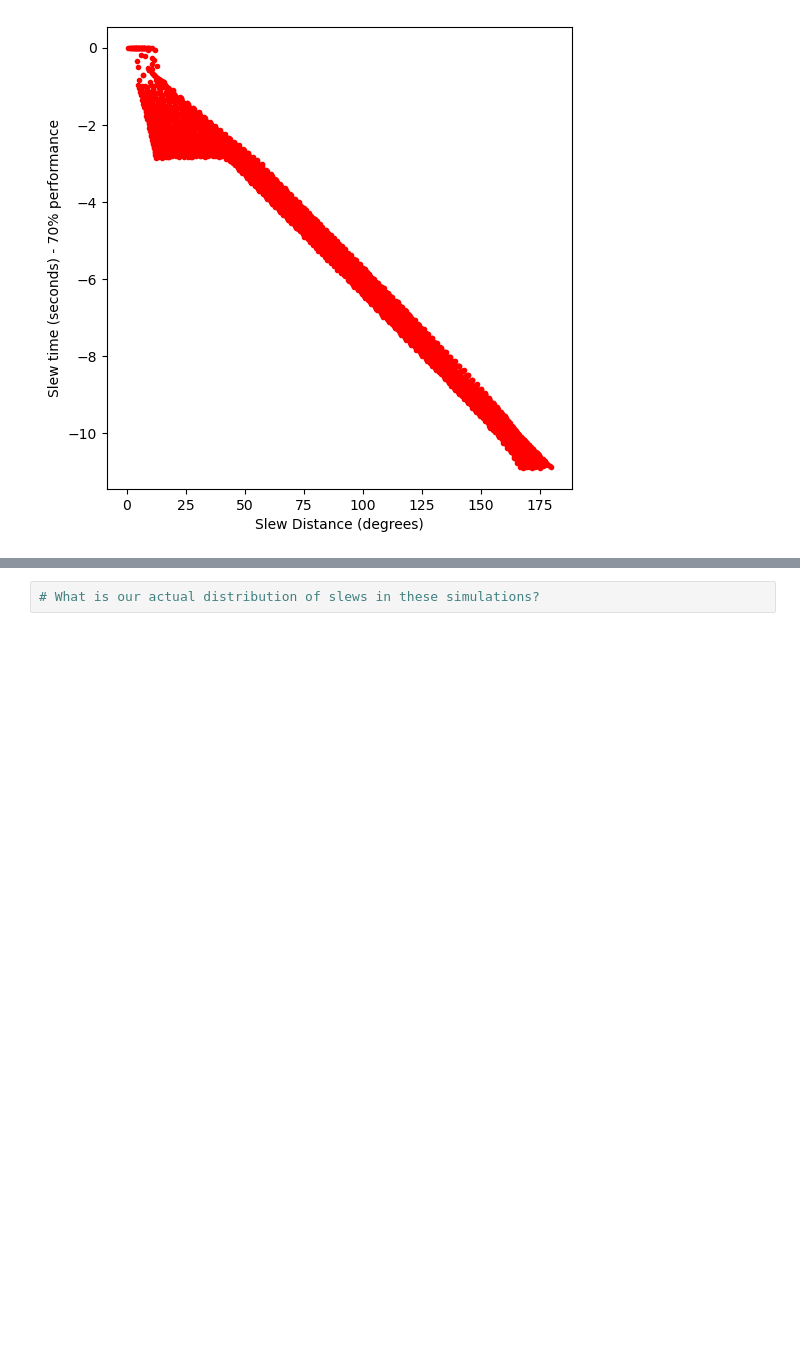
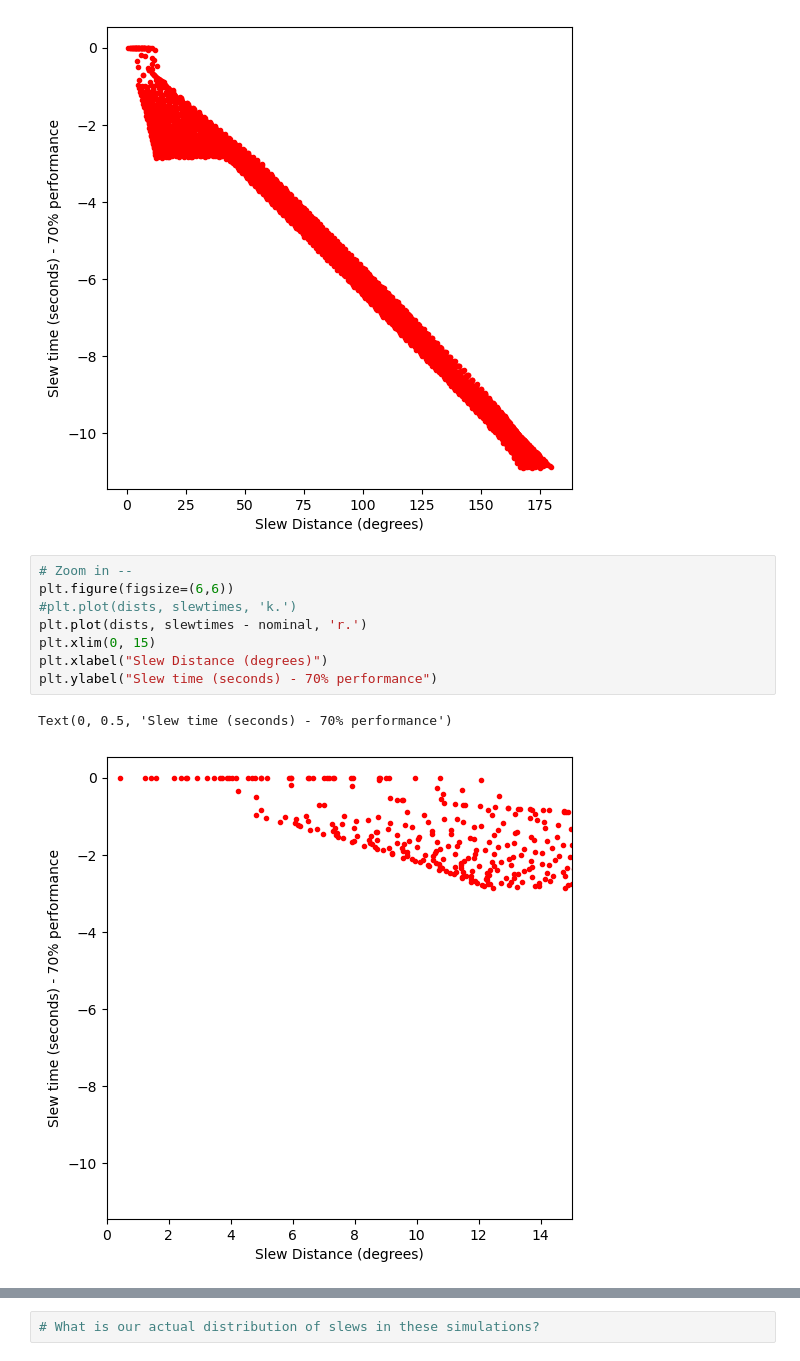
Before and after one commit to lsst-sims/sims_featureScheduler_runs4.1, a Jupyter notebook: ccr1/SlewTimeComparison.ipynb, the cells around one changed output, grey strips where cells are left out. Cells and saved outputs as stored; diff of their text form; blank space fills up the shorter version.

Commit message:
Add text to slewtime notebook

```diff
--- a/ccr1/SlewTimeComparison.ipynb
+++ b/ccr1/SlewTimeComparison.ipynb
@@ -78,3 +94,14 @@ Text(0, 0.5, 'Slew time (seconds) - 70% performance')
 [figure]
 [figure]
 [figure]
+# %%
+# Zoom in --
+plt.figure(figsize=(6,6))
+#plt.plot(dists, slewtimes, 'k.')
+plt.plot(dists, slewtimes - nominal, 'r.')
+plt.xlim(0, 15)
+plt.xlabel("Slew Distance (degrees)")
+plt.ylabel("Slew time (seconds) - 70% performance")
+# %% [output]
+Text(0, 0.5, 'Slew time (seconds) - 70% performance')
+[figure, added]
```
Also changed, not shown: parts of 24 cells of this notebook.
